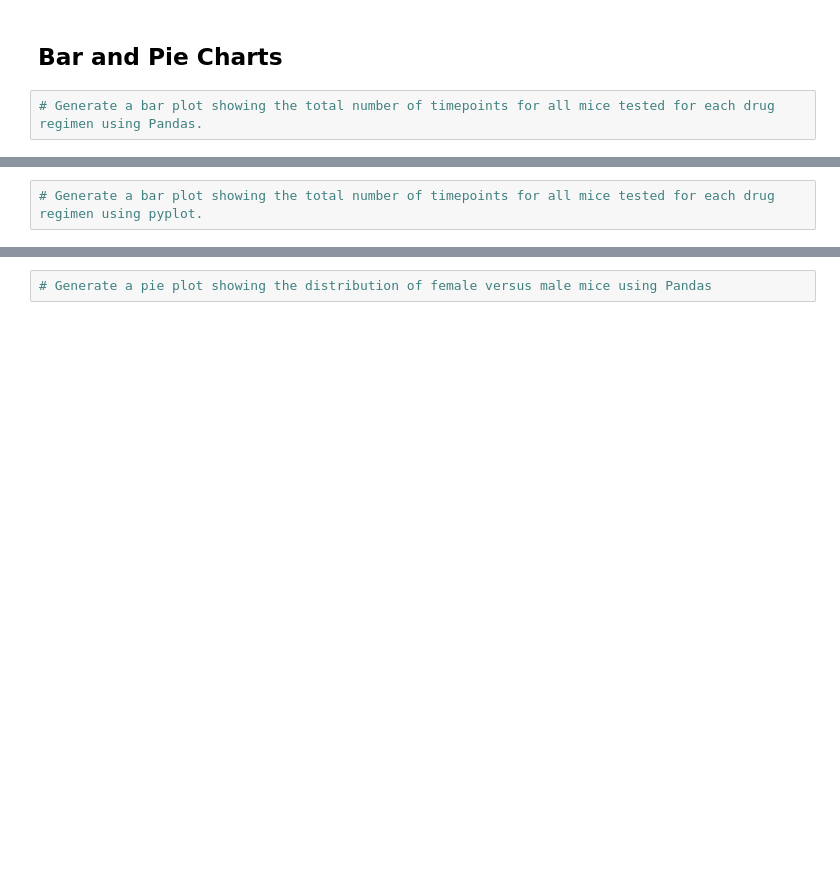
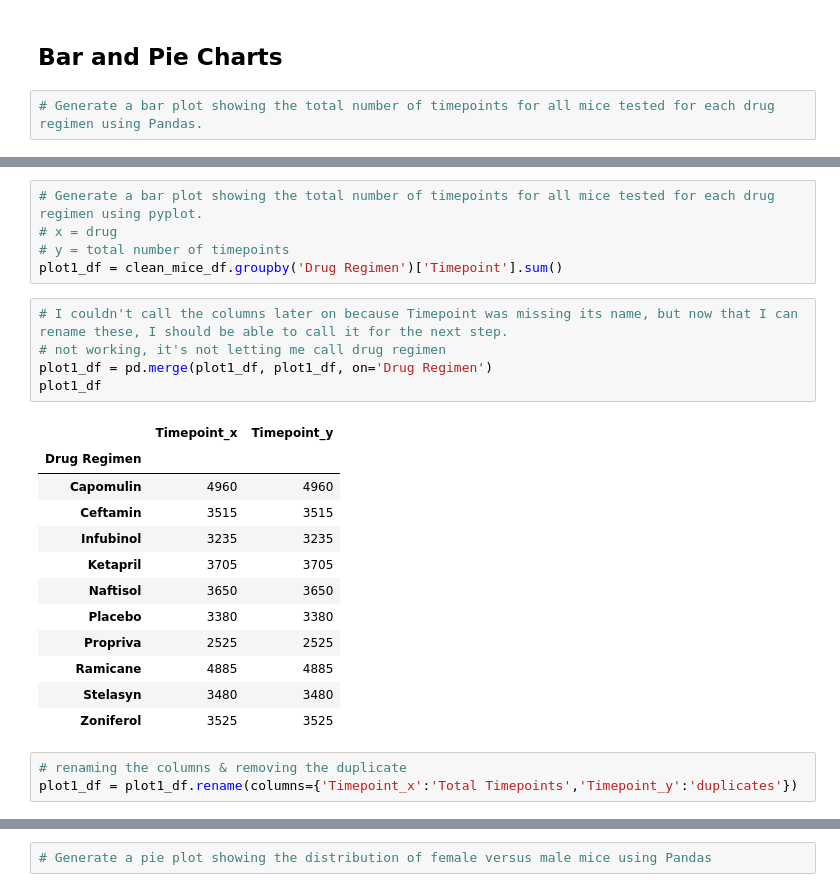
Before and after one commit to juliemcbaker/pymaceuticals, a Jupyter notebook: pymaceuticals_BAKER.ipynb, the cells around one changed output, grey strips where cells are left out. Cells and saved outputs as stored; diff of their text form; blank space fills up the shorter version.

```diff
--- a/pymaceuticals_BAKER.ipynb
+++ b/pymaceuticals_BAKER.ipynb
@@ -264,2 +272,26 @@ summary1_df
 # %%
 # Generate a bar plot showing the total number of timepoints for all mice tested for each drug regimen using pyplot.
+# x = drug
+# y = total number of timepoints
+plot1_df = clean_mice_df.groupby('Drug Regimen')['Timepoint'].sum()
+# %%
+# I couldn't call the columns later on because Timepoint was missing its name, but now that I can rename these, I should be able to call it for the next step.
+# not working, it's not letting me call drug regimen
+plot1_df = pd.merge(plot1_df, plot1_df, on='Drug Regimen')
+plot1_df
+# %% [output]
+|  | Timepoint_x | Timepoint_y |
+| Drug Regimen |  |  |
+| Capomulin | 4960 | 4960 |
+| Ceftamin | 3515 | 3515 |
+| Infubinol | 3235 | 3235 |
+| Ketapril | 3705 | 3705 |
+| Naftisol | 3650 | 3650 |
+| Placebo | 3380 | 3380 |
+| Propriva | 2525 | 2525 |
+| Ramicane | 4885 | 4885 |
+| Stelasyn | 3480 | 3480 |
+| Zoniferol | 3525 | 3525 |
+# %%
+# renaming the columns & removing the duplicate
+plot1_df = plot1_df.rename(columns={'Timepoint_x':'Total Timepoints','Timepoint_y':'duplicates'})
```
Also changed, not shown: parts of 19 cells of this notebook.
